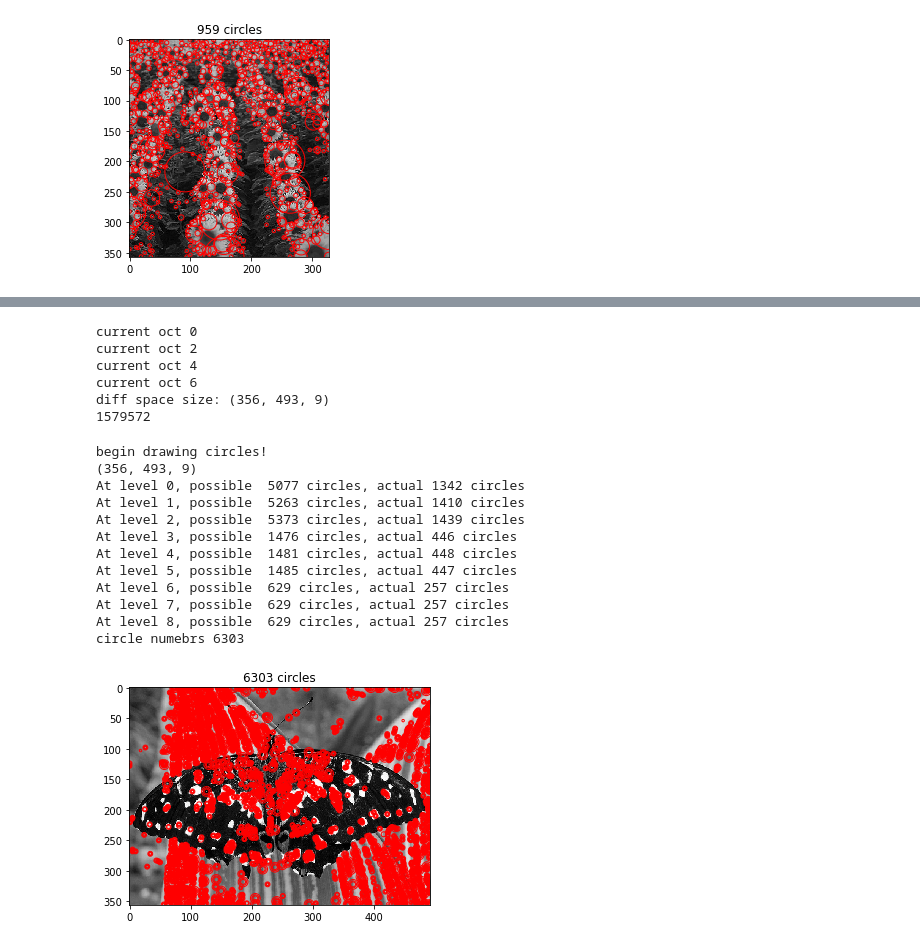
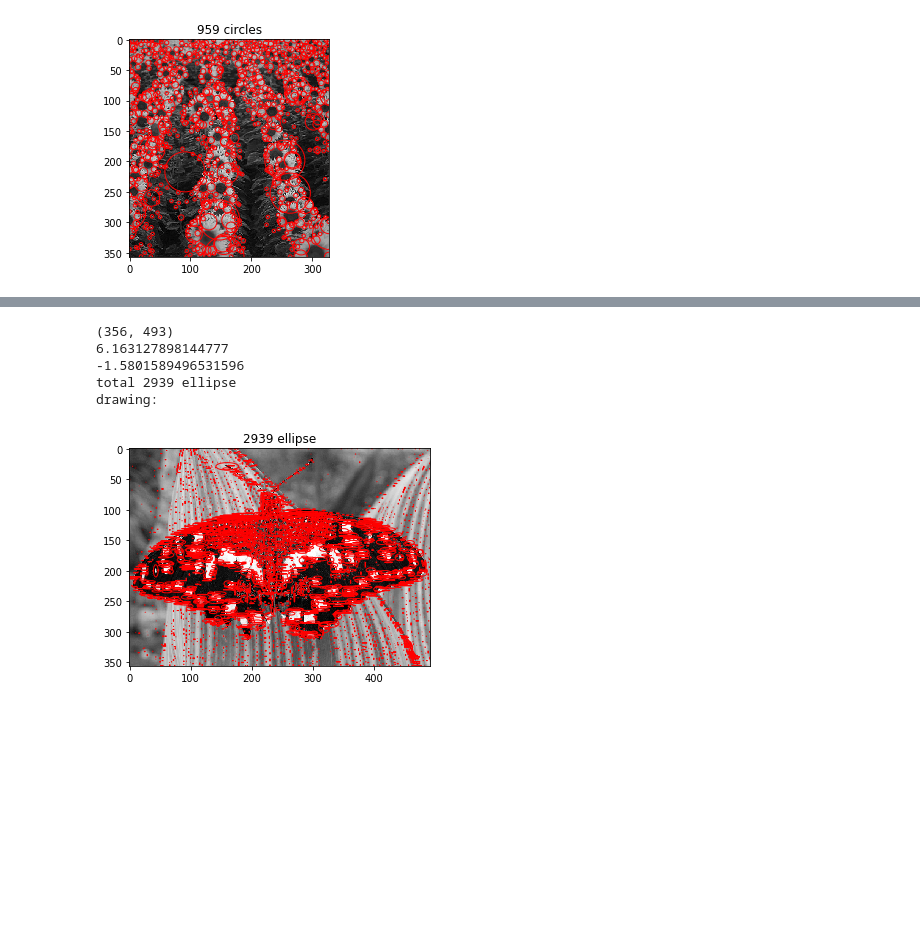
Before and after one commit to 770120041/ComputerVisionPractice, a Jupyter notebook: part2.ipynb, the cells around one changed output, grey strips where cells are left out. Drawn from its saved outputs; the diff is of its cells as text; code cells hidden in the pictures; blank space fills up the shorter version.

Commit message:
unsuccessful try for extra credit

```diff
--- a/part2.ipynb
+++ b/part2.ipynb
@@ -291,31 +296,25 @@ def dog_method(img, threshold, k, levels, octave, sigma):
 
     # !!! Attention, cx and cy are reversed
     show_all_circles(img, cy, cx, radius)
-# %%
-# Extra credit:DOG method
-threshold = 0.45
-k = np.sqrt(2)
-levels = 4
-octave = 3
-sigma = 2
-dog_method(img,threshold,k,levels,octave,sigma)
-# %% [output]
-current oct 0
-current oct 2
-current oct 4
-current oct 6
-diff space size: (356, 493, 9)
-1579572
-begin drawing circles!
-(356, 493, 9)
-At level 0, possible  5077 circles, actual 1342 circles
-At level 1, possible  5263 circles, actual 1410 circles
-At level 2, possible  5373 circles, actual 1439 circles
-At level 3, possible  1476 circles, actual 446 circles
-At level 4, possible  1481 circles, actual 448 circles
-At level 5, possible  1485 circles, actual 447 circles
-At level 6, possible  629 circles, actual 257 circles
-At level 7, possible  629 circles, actual 257 circles
-At level 8, possible  629 circles, actual 257 circles
-circle numebrs 6303
-[figure, removed]
+# %%
+# Extra credit:DOG method
+threshold = 0.25
+k = np.sqrt(2)
+levels = 4
+octave = 3
+sigma = 2
+dog_method(img,threshold,k,levels,octave,sigma)
+def show_ellipse_circles(img, cx, cy, rad1, rad2, color = 'r'):
+    import matplotlib.pyplot as plt
+    from matplotlib.patches import Ellipse
+    fig, ax = plt.subplots()
+    ax.set_aspect('equal')
+    ax.imshow(img, cmap='gray')
+
+    for x,y,width,height in zip(cx, cy, rad1, rad2):
+        ellip = Ellipse((x, y), width=width, height = height, color=color, fill=False)
+        ax.add_patch(ellip)
+
+    print("drawing:")
+    plt.title('%i ellipse' % len(cx))
+    plt.show()
@@ -321,0 +385,12 @@ circle numebrs 6303
+# %%
+threshold = 0.03
+sigma = 2
+img = load_image(BUTTERFLY)
+affine_transform_method(img, threshold, sigma)
+# %% [output]
+(356, 493)
+6.163127898144777
+-1.5801589496531596
+total 2939 ellipse
+drawing:
+[figure, added]
```
Also changed, not shown: parts of 4 cells of this notebook.
